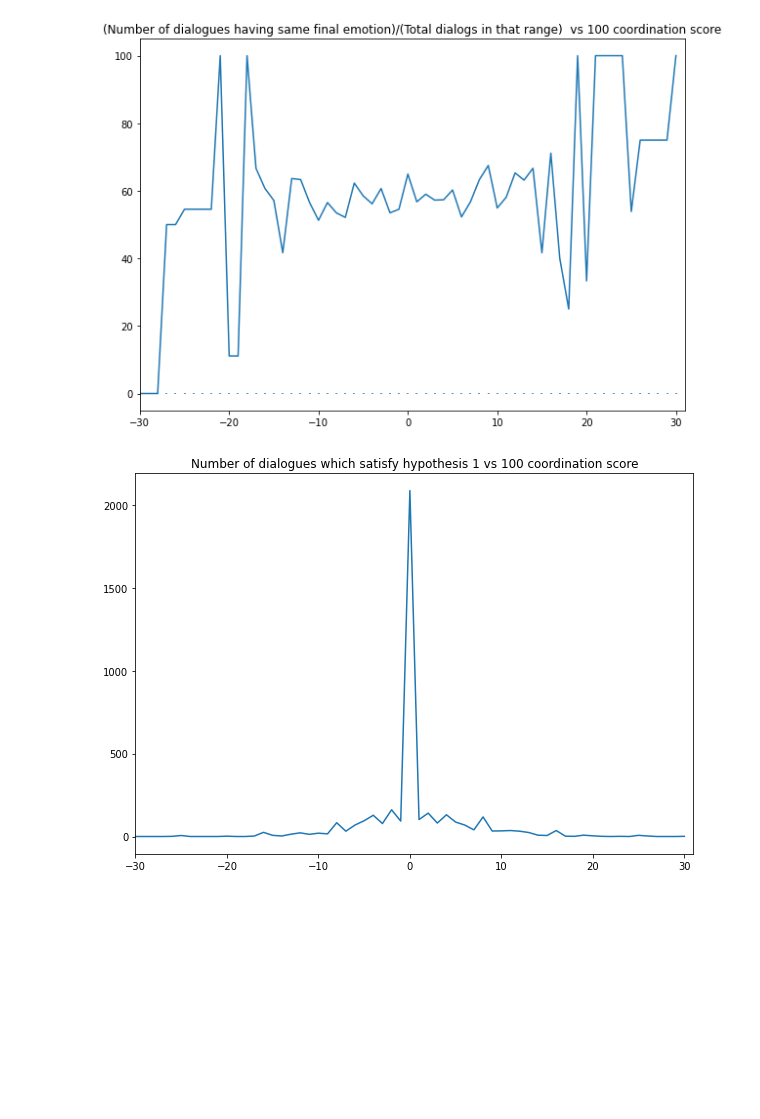
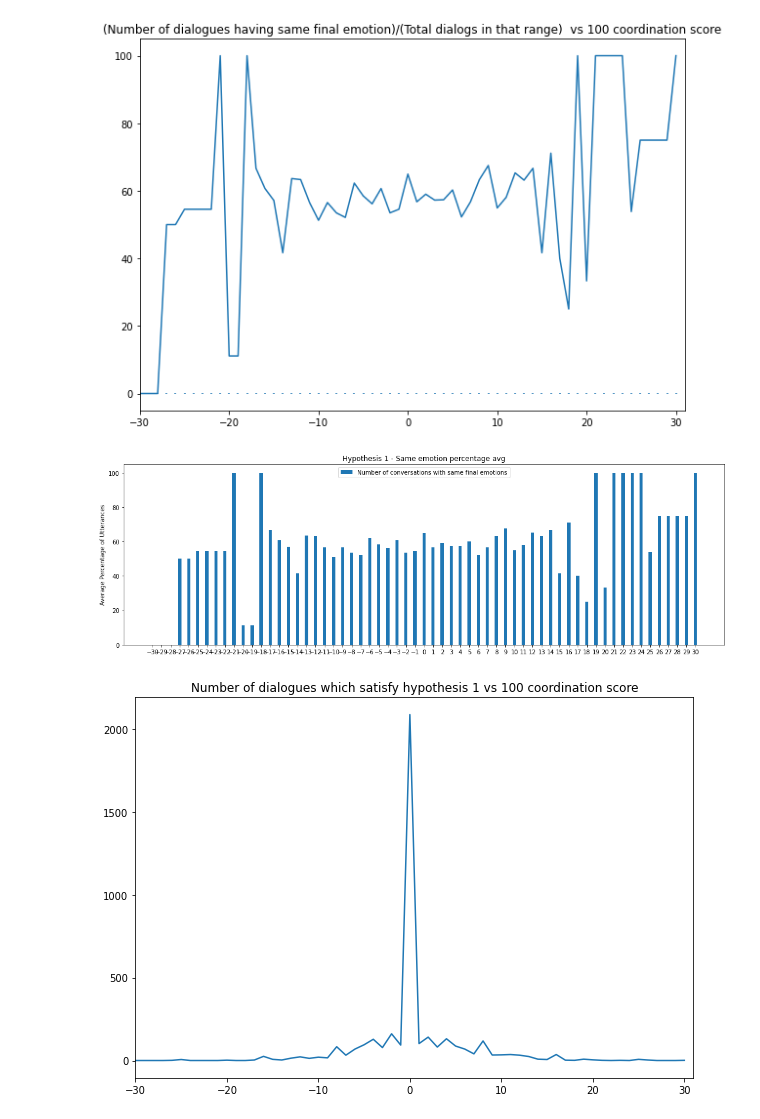
Before and after one commit to VinayakG2002/Coordination, a Jupyter notebook: Splitting_dataset.ipynb, the cells around one changed output. Cells and saved outputs as stored; diff of their text form; code cells hidden in the pictures; blank space fills up the shorter version.

```diff
--- a/Splitting_dataset.ipynb
+++ b/Splitting_dataset.ipynb
@@ -692,6 +770,35 @@ plt.savefig('images/new_same_percent_avg.png')
 plt.show()
 # %% [output]
 [figure]
+# %%
+import matplotlib.pyplot as plt
+import numpy as np
+
+
+x = np.arange(len(final_percentage_same_avg))  # the label locations
+width = 0.35  # the width of the bars
+
+fig, ax = plt.subplots()
+
+rects2 = ax.bar(x-30 , final_percentage_same_avg, width, label='Number of conversations with same final emotions')
+
+# Add some text for labels, title and custom x-axis tick labels, etc.
+ax.set_ylabel('Average Percentage of Utterances')
+ax.set_title('Hypothesis 1 - Same emotion percentage avg')
+
+
+ax.legend()
+
+
+#ax.bar_label(rects2, padding=3)
+ax.set_xticks(x-30)
+
+fig.tight_layout()
+plt.rcParams["figure.figsize"] = (15,5)
+plt.savefig('images/imagebar_avg_same.png')
+plt.show()
+# %% [output]
+[figure, added]
 # %%
 import matplotlib.pyplot as plt
 from matplotlib.collections import EventCollection
```
Also changed, not shown: parts of 7 cells of this notebook, 13 other files.
